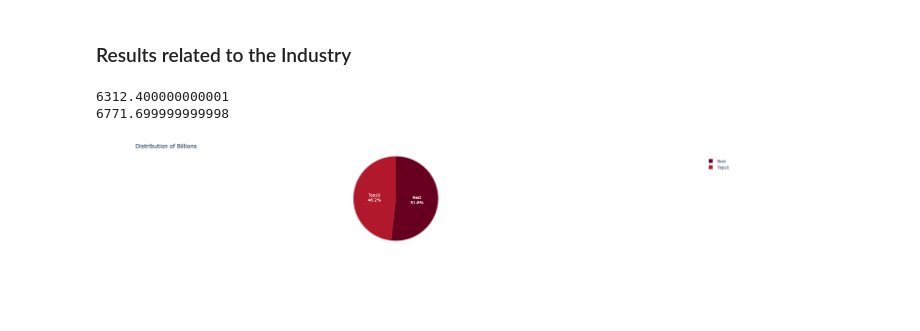
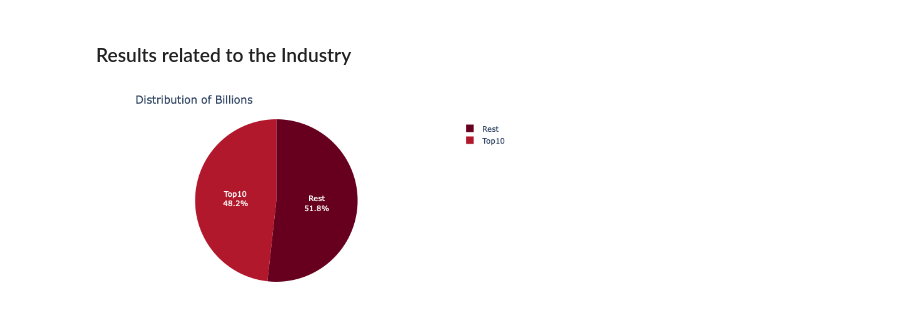
Before and after one commit to Ugulugu/ForbesBillionaires2021, a Jupyter notebook: Billionaire.ipynb, the cells around one changed output. Drawn from its saved outputs; the diff is of its cells as text; code cells hidden in the pictures; blank space fills up the shorter version.

Commit message:
Visual for combined Billions per Industry
New Visuals and updated image-names

```diff
--- a/Billionaire.ipynb
+++ b/Billionaire.ipynb
@@ -84,22 +85,20 @@ Let us now take a closer look at the ages of the given billionaires!
 # %%
 df = pd.DataFrame({'SpalteA': [1,2,2], 'SpalteB':[4,5,6]})
 
 
 top10 = data['NetWorth'].head(275).sum()
 rest = data['NetWorth'].sum() - top10
 
 
 
 df_con = pd.DataFrame({'Group': ['Top10', 'Rest'], 'NetWorth':[top10, rest]})
 df_con = df_con.reset_index()
 df_con
 
 fig = px.pie(df_con, values='NetWorth', names='Group', color_discrete_sequence=px.colors.sequential.RdBu, title='Distribution of Billions')
 #fig.update_traces(title_position='bottom right', selector=dict(type='pie'))
-fig.update_layout(margin=dict(t=50, b=50, l=10, r=600))
+fig.update_layout(margin=dict(t=50, b=50, l=10, r=700))
 fig.update_traces(textposition='inside', textinfo='percent+label')
 fig.show()
 # %% [output]
-6312.400000000001
-6771.699999999998
-[figure, old version]
+[figure, new version]
```
Also changed, not shown: parts of 4 cells of this notebook, 6 other files.
